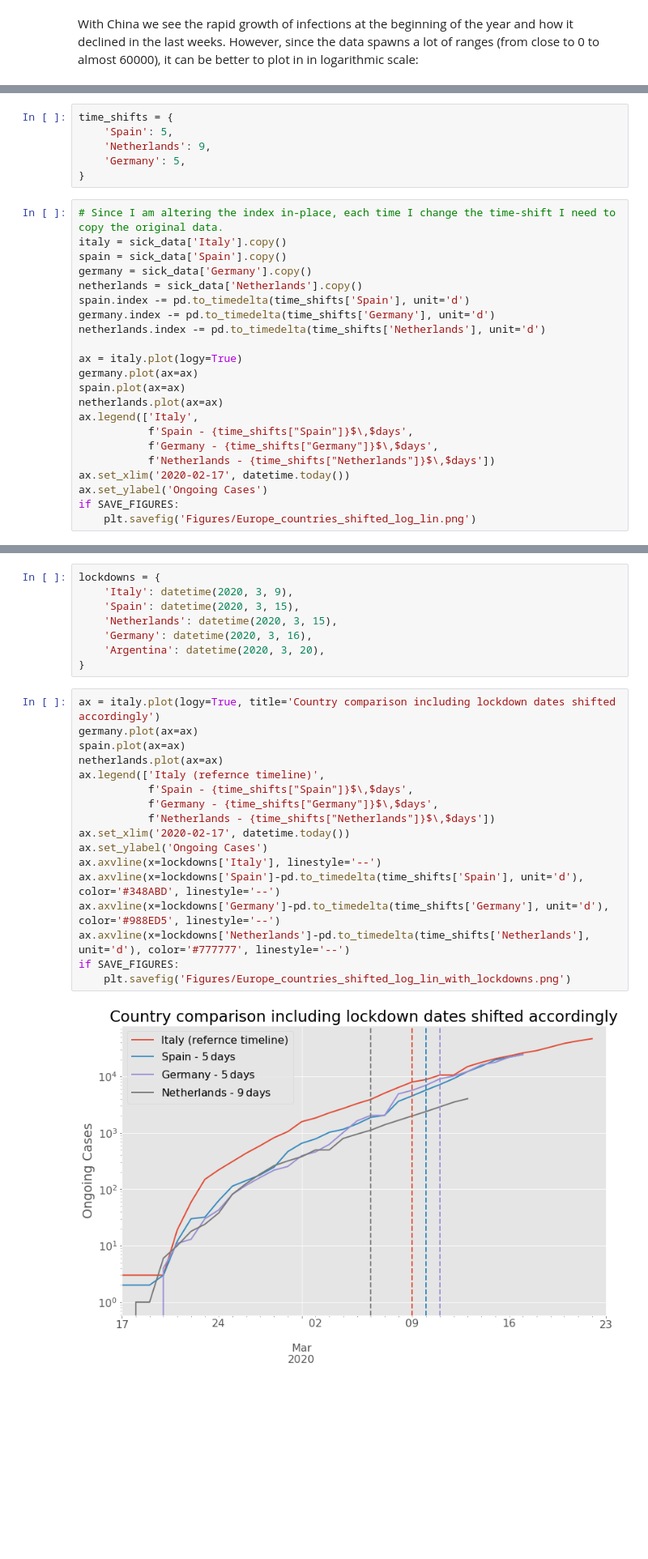
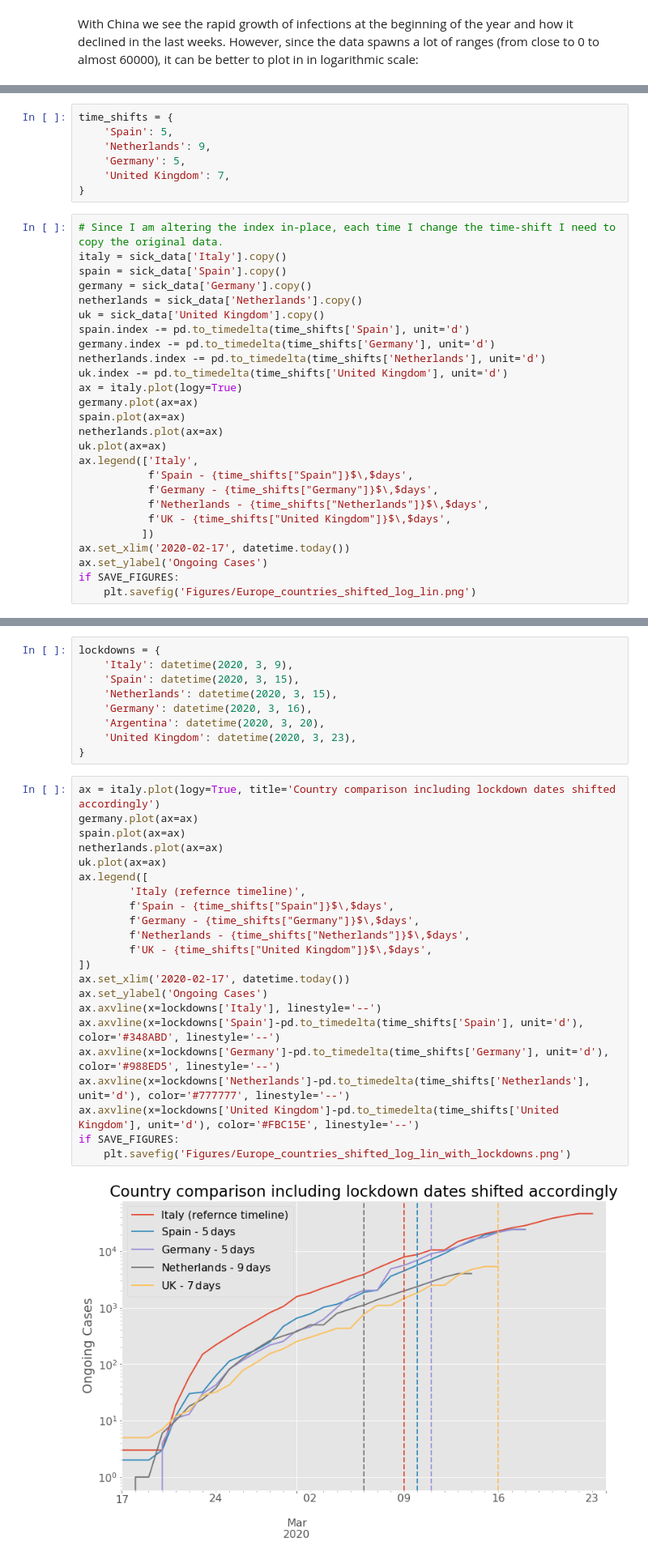
Before and after one commit to aquilesC/Covid-19-Jupyter-Notebook, a Jupyter notebook: Covid_Time_Series.ipynb, the cells around one changed output, grey strips where cells are left out. Shown at 81% size. Cells and saved outputs as stored; diff of their text form; blank space fills up the shorter version.

```diff
--- a/Covid_Time_Series.ipynb
+++ b/Covid_Time_Series.ipynb
@@ -118,6 +118,7 @@ time_shifts = {
     'Spain': 5,
     'Netherlands': 9,
     'Germany': 5,
+    'United Kingdom': 7,
 }
 # %%
 # Since I am altering the index in-place, each time I change the time-shift I need to copy the original data.
@@ -125,18 +126,22 @@ italy = sick_data['Italy'].copy()
 spain = sick_data['Spain'].copy()
 germany = sick_data['Germany'].copy()
 netherlands = sick_data['Netherlands'].copy()
+uk = sick_data['United Kingdom'].copy()
 spain.index -= pd.to_timedelta(time_shifts['Spain'], unit='d')
 germany.index -= pd.to_timedelta(time_shifts['Germany'], unit='d')
 netherlands.index -= pd.to_timedelta(time_shifts['Netherlands'], unit='d')
-
+uk.index -= pd.to_timedelta(time_shifts['United Kingdom'], unit='d')
 ax = italy.plot(logy=True)
 germany.plot(ax=ax)
 spain.plot(ax=ax)
 netherlands.plot(ax=ax)
+uk.plot(ax=ax)
 ax.legend(['Italy',
            f'Spain - {time_shifts["Spain"]}$\,$days',
            f'Germany - {time_shifts["Germany"]}$\,$days',
-           f'Netherlands - {time_shifts["Netherlands"]}$\,$days'])
+           f'Netherlands - {time_shifts["Netherlands"]}$\,$days',
+           f'UK - {time_shifts["United Kingdom"]}$\,$days',
+          ])
 ax.set_xlim('2020-02-17', datetime.today())
 ax.set_ylabel('Ongoing Cases')
 if SAVE_FIGURES:
@@ -165,26 +170,32 @@ lockdowns = {
     'Netherlands': datetime(2020, 3, 15),
     'Germany': datetime(2020, 3, 16),
     'Argentina': datetime(2020, 3, 20),
+    'United Kingdom': datetime(2020, 3, 23),
 }
 # %%
 ax = italy.plot(logy=True, title='Country comparison including lockdown dates shifted accordingly')
 germany.plot(ax=ax)
 spain.plot(ax=ax)
 netherlands.plot(ax=ax)
-ax.legend(['Italy (refernce timeline)',
-           f'Spain - {time_shifts["Spain"]}$\,$days',
-           f'Germany - {time_shifts["Germany"]}$\,$days',
-           f'Netherlands - {time_shifts["Netherlands"]}$\,$days'])
+uk.plot(ax=ax)
+ax.legend([
+        'Italy (refernce timeline)',
+        f'Spain - {time_shifts["Spain"]}$\,$days',
+        f'Germany - {time_shifts["Germany"]}$\,$days',
+        f'Netherlands - {time_shifts["Netherlands"]}$\,$days',
+        f'UK - {time_shifts["United Kingdom"]}$\,$days',
+])
 ax.set_xlim('2020-02-17', datetime.today())
 ax.set_ylabel('Ongoing Cases')
 ax.axvline(x=lockdowns['Italy'], linestyle='--')
 ax.axvline(x=lockdowns['Spain']-pd.to_timedelta(time_shifts['Spain'], unit='d'), color='#348ABD', linestyle='--')
 ax.axvline(x=lockdowns['Germany']-pd.to_timedelta(time_shifts['Germany'], unit='d'), color='#988ED5', linestyle='--')
 ax.axvline(x=lockdowns['Netherlands']-pd.to_timedelta(time_shifts['Netherlands'], unit='d'), color='#777777', linestyle='--')
+ax.axvline(x=lockdowns['United Kingdom']-pd.to_timedelta(time_shifts['United Kingdom'], unit='d'), color='#FBC15E', linestyle='--')
 if SAVE_FIGURES:
     plt.savefig('Figures/Europe_countries_shifted_log_lin_with_lockdowns.png')
 # %% [output]
-[figure, old version]
+[figure, new version]
 # %% [markdown]
 A lot of people struggle understanding semi-log plots, therefore, let's show the same data but in linear scale.
 # %%
```
Also changed, not shown: parts of 11 cells of this notebook, 12 other files.
